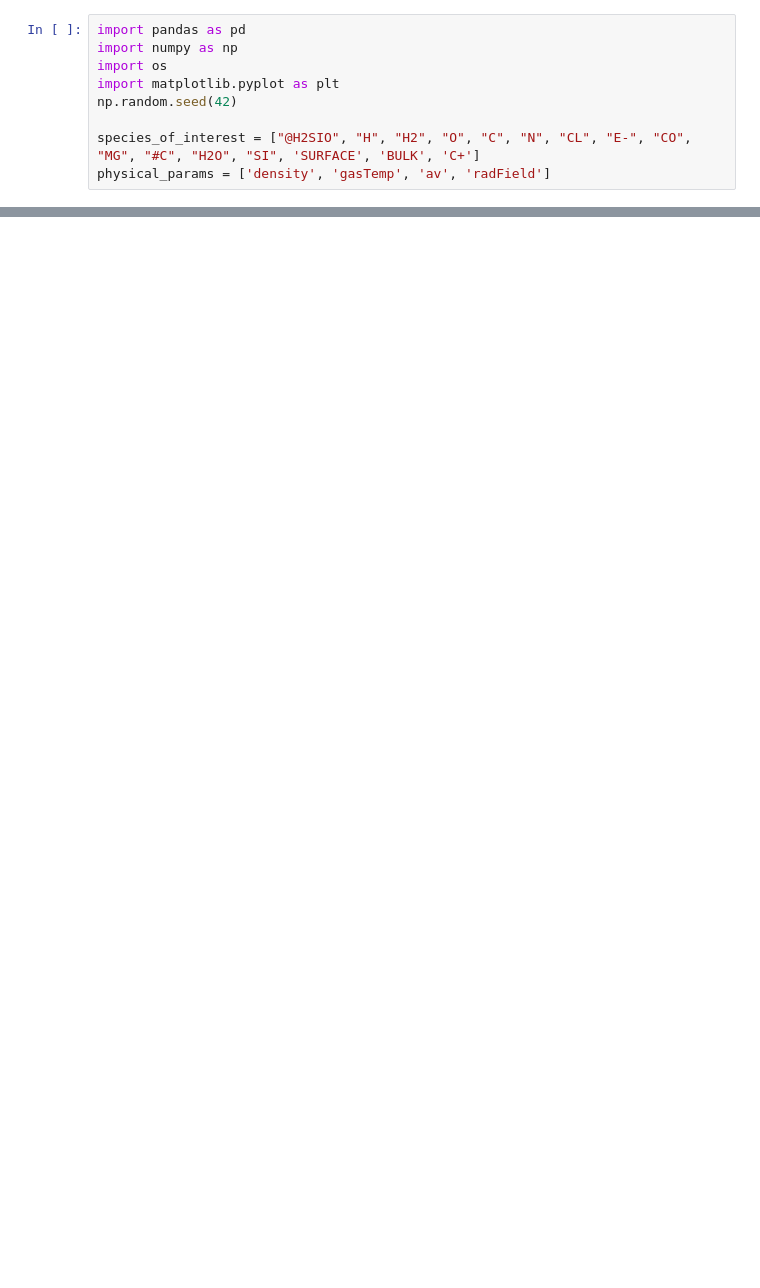
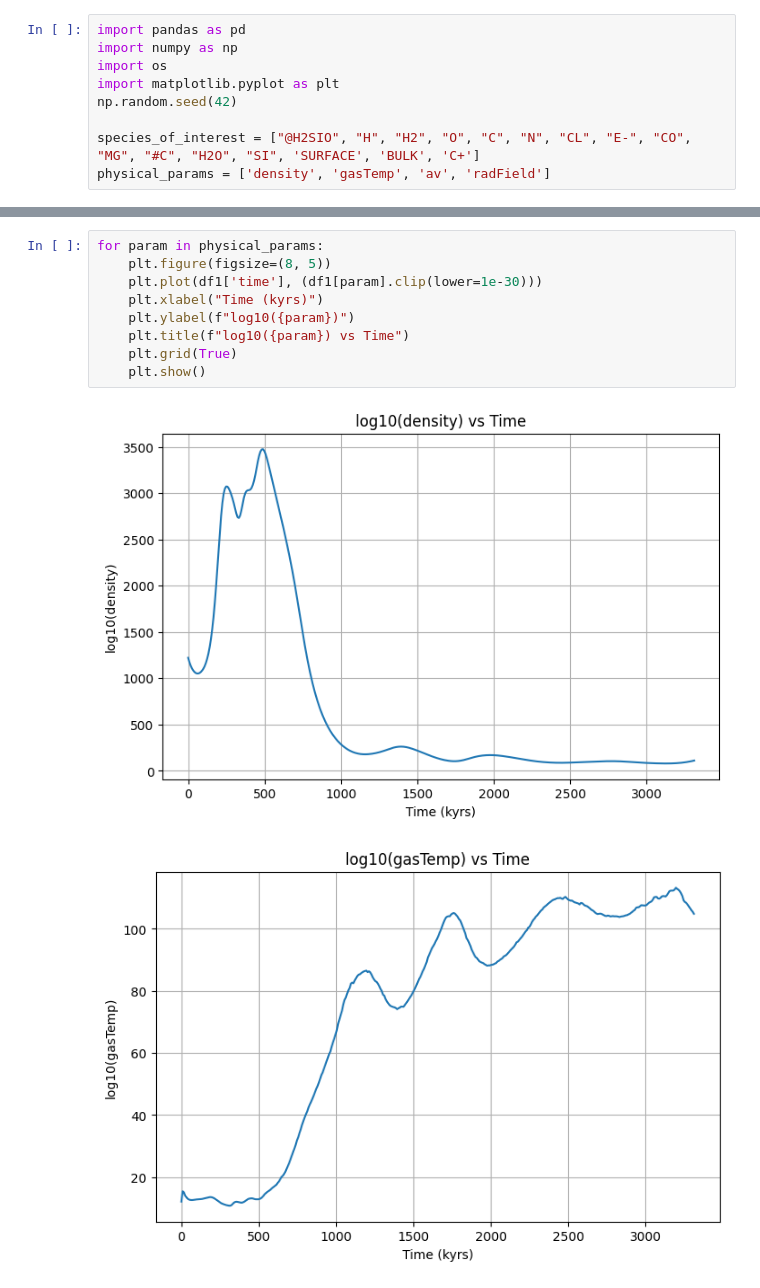
Before and after one commit to Cortega13/UCLCHEM_Evolving_Physics, a Jupyter notebook: benchmarks/turbulence_uclchem/Analysis copy.ipynb, the cells around one changed output, grey strips where cells are left out. Cells and saved outputs as stored; diff of their text form; blank space fills up the shorter version.

```diff
--- a/benchmarks/turbulence_uclchem/Analysis copy.ipynb
+++ b/benchmarks/turbulence_uclchem/Analysis copy.ipynb
@@ -93,0 +138,12 @@ plt.show()
+# %%
+for param in physical_params:
+    plt.figure(figsize=(8, 5))
+    plt.plot(df1['time'], (df1[param].clip(lower=1e-30)))
+    plt.xlabel("Time (kyrs)")
+    plt.ylabel(f"log10({param})")
+    plt.title(f"log10({param}) vs Time")
+    plt.grid(True)
+    plt.show()
+# %% [output]
+[figure, added]
+[figure, added]
```
Also changed, not shown: parts of 6 cells of this notebook, 16 other files.
